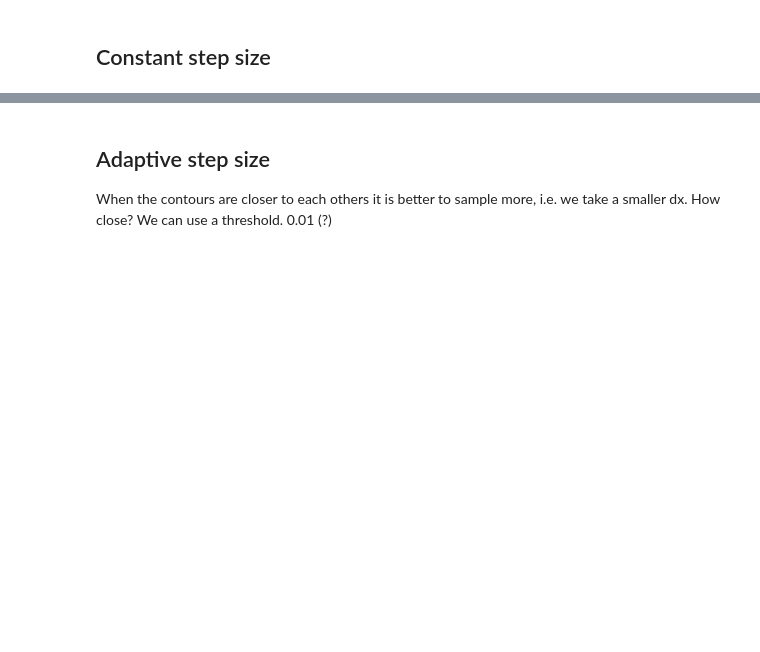
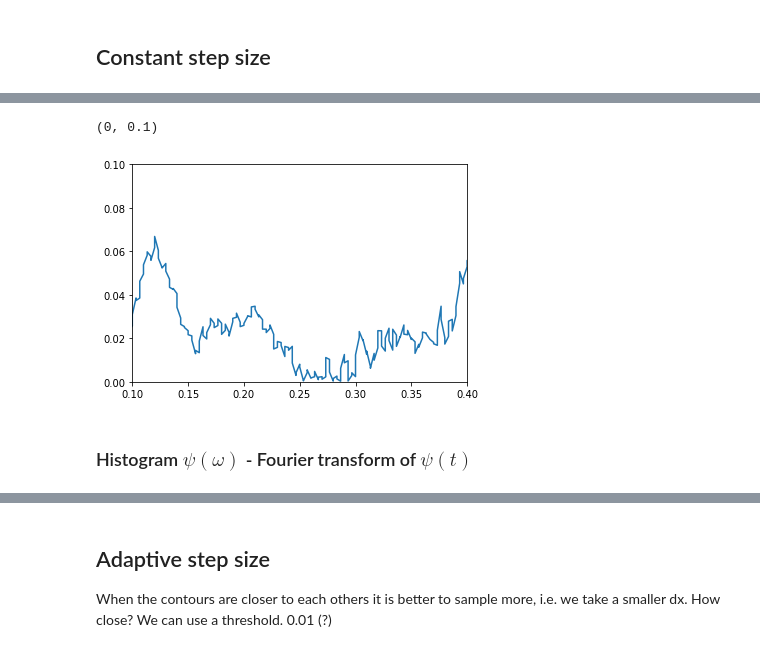
Before and after one commit to margres/Master-thesis, a Jupyter notebook: Contour_integral.ipynb, the cells around one changed output, grey strips where cells are left out. Drawn from its saved outputs; the diff is of its cells as text; code cells hidden in the pictures; blank space fills up the shorter version.

```diff
--- a/Contour_integral.ipynb
+++ b/Contour_integral.ipynb
@@ -53,0 +323,11 @@ plt.show()
+# %%
+X = fftpack.irfft(values_smooth)
+freqs = fftpack.rfftfreq(n=values_smooth.size)# ,d=1/(2*bin_center.size))
+plt.plot(freqs, np.abs(X),'-')
+plt.xlim(0.1, 0.4)
+plt.ylim(0, 0.1)
+# %% [output]
+(0, 0.1)
+[figure, added]
+# %% [markdown]
+### Histogram $ \psi (\omega)$ - Fourier transform of $ \psi (t)$
```
Also changed, not shown: parts of 73 cells of this notebook, 23 other files.
